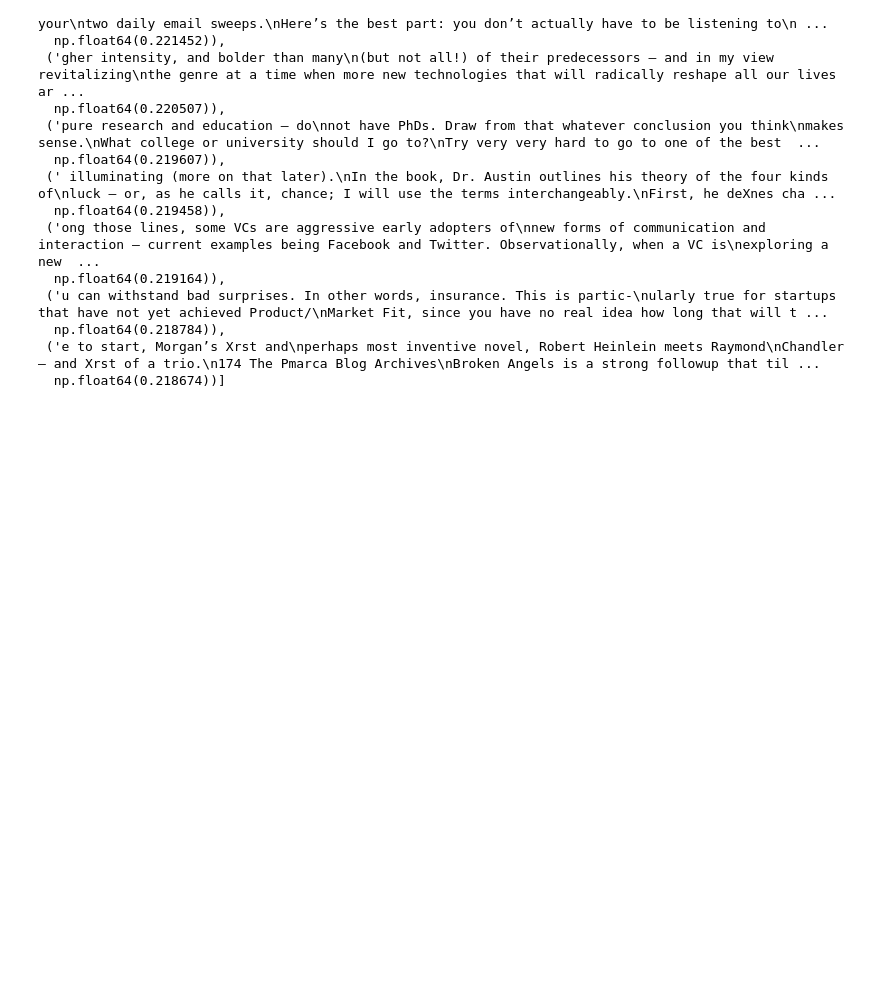
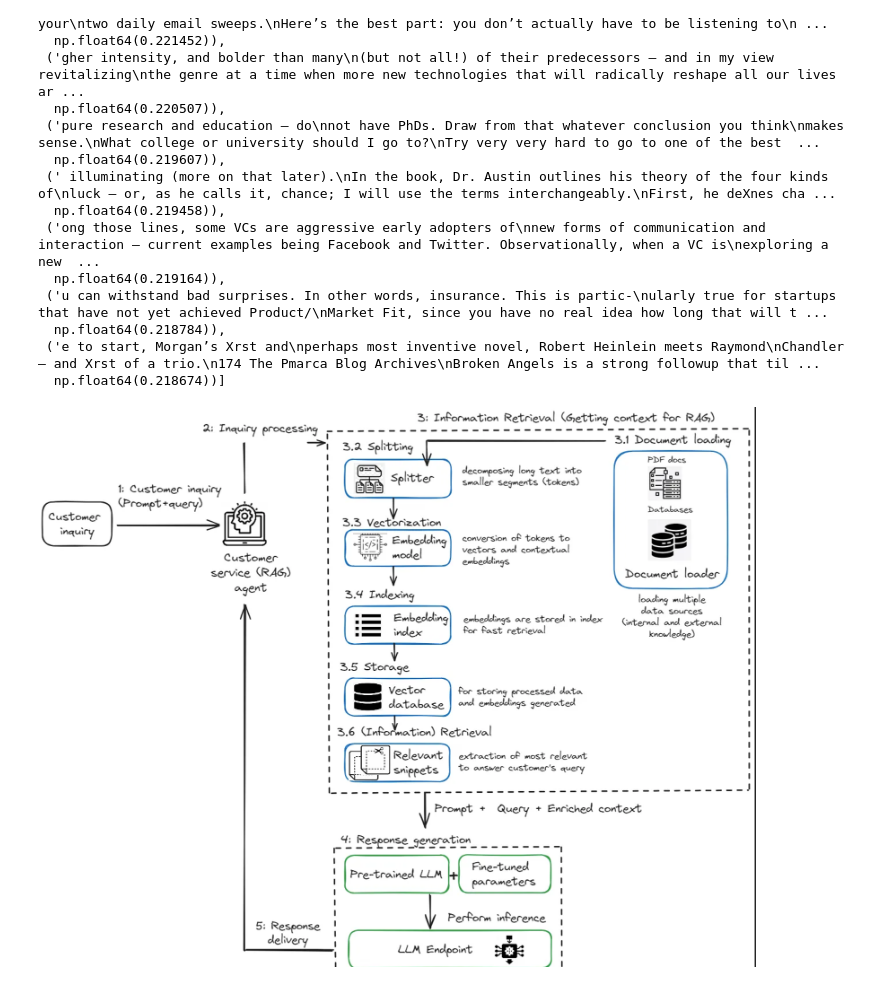
Before and after one commit to deeptidabral/AIE5, a Jupyter notebook: 02_Embeddings_and_RAG/Pythonic_RAG_Assignment.ipynb, the cells around one changed output. Drawn from its saved outputs; the diff is of its cells as text; code cells hidden in the pictures; blank space fills up the shorter version.

```diff
--- a/02_Embeddings_and_RAG/Pythonic_RAG_Assignment.ipynb
+++ b/02_Embeddings_and_RAG/Pythonic_RAG_Assignment.ipynb
@@ -684,3 +684,9 @@ vector_db.search_by_text(
   np.float64(0.218784)),
  ('e to start, Morgan’s Xrst and\nperhaps most inventive novel, Robert Heinlein meets Raymond\nChandler — and Xrst of a trio.\n174 The Pmarca Blog Archives\nBroken Angels is a strong followup that til ...
   np.float64(0.218674))]
+# %%
+from IPython.display import Image, display
+
+display(Image(filename='images/RAG Architecture Diagram.png'))
+# %% [output]
+[figure, added]
```
Also changed, not shown: 1 other file.
